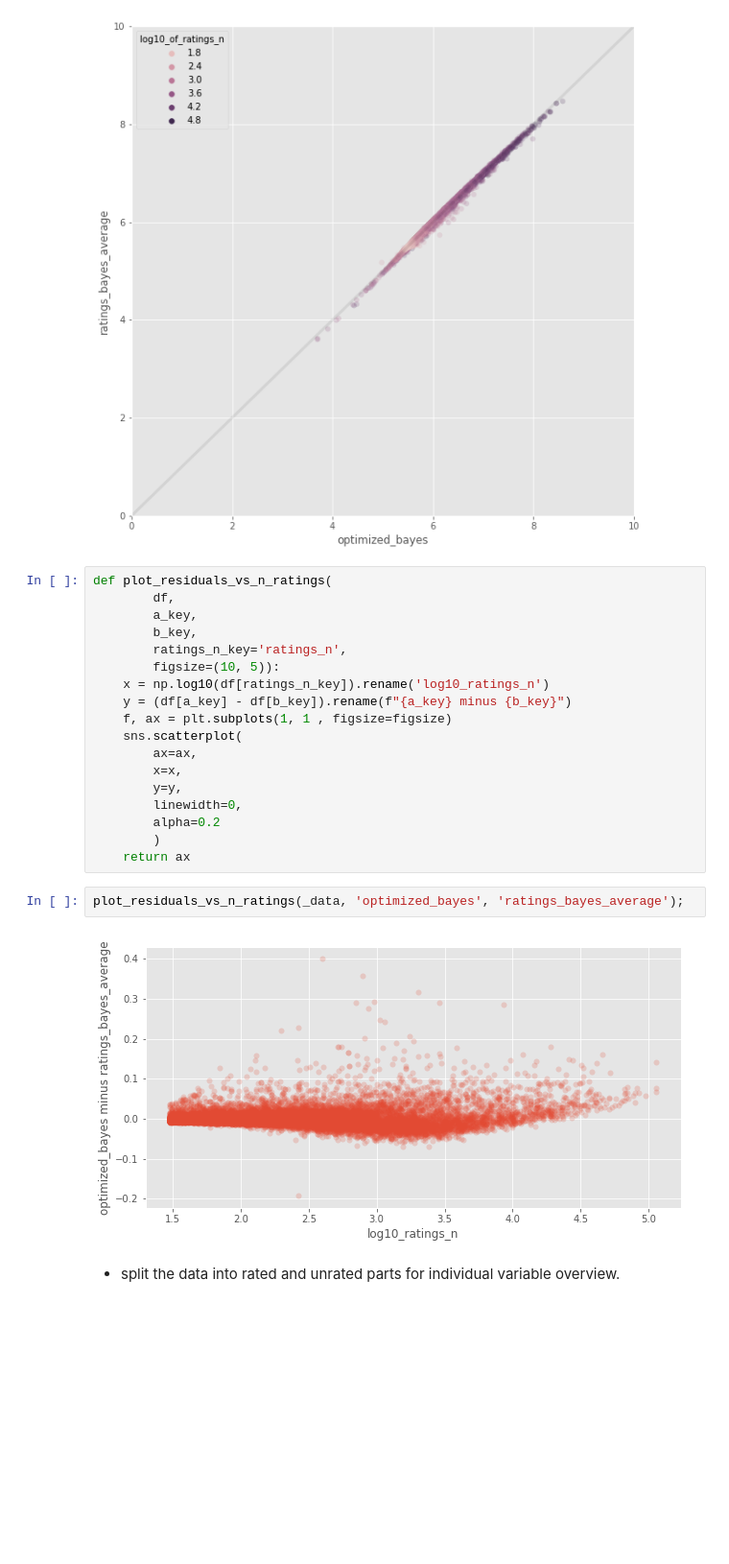
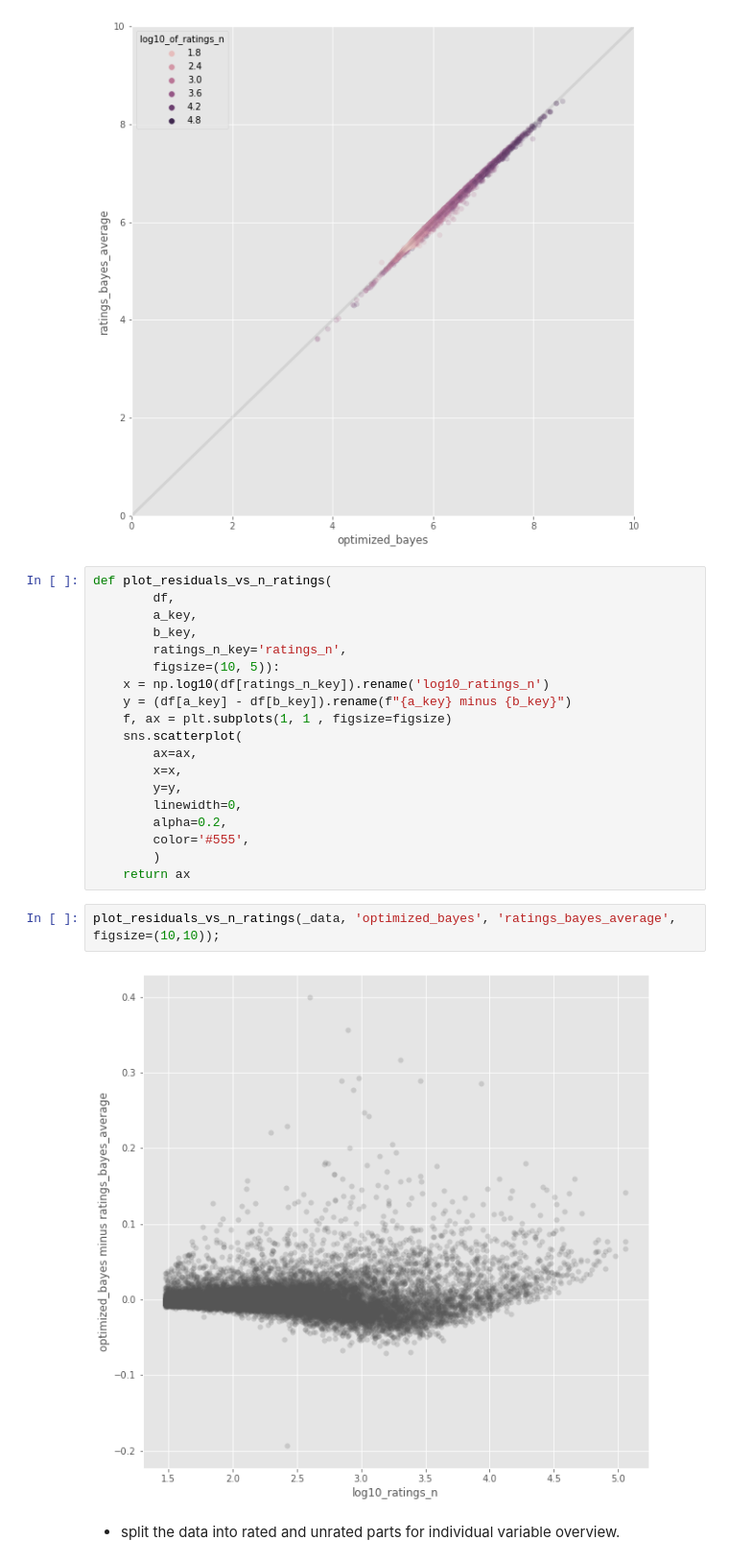
Before and after one commit to andrewKOwong/boardgames, a Jupyter notebook: analysis.ipynb, the cells around one changed output. Shown at 96% size. Drawn from its saved outputs; the diff is of its cells as text; blank space fills up the shorter version.

Commit message:
Update: tweak residual plot

```diff
--- a/analysis.ipynb
+++ b/analysis.ipynb
@@ -334,13 +334,14 @@ def plot_residuals_vs_n_ratings(
         x=x,
         y=y,
         linewidth=0,
-        alpha=0.2
+        alpha=0.2,
+        color='#555',
         )
     return ax
 # %%
-plot_residuals_vs_n_ratings(_data, 'optimized_bayes', 'ratings_bayes_average');
+plot_residuals_vs_n_ratings(_data, 'optimized_bayes', 'ratings_bayes_average', figsize=(10,10));
 # %% [output]
-[figure, old version]
+[figure, new version]
 # %% [markdown]
 - split the data into rated and unrated parts for individual variable overview.
 # %% [markdown]
```
Also changed, not shown: parts of 5 cells of this notebook.
